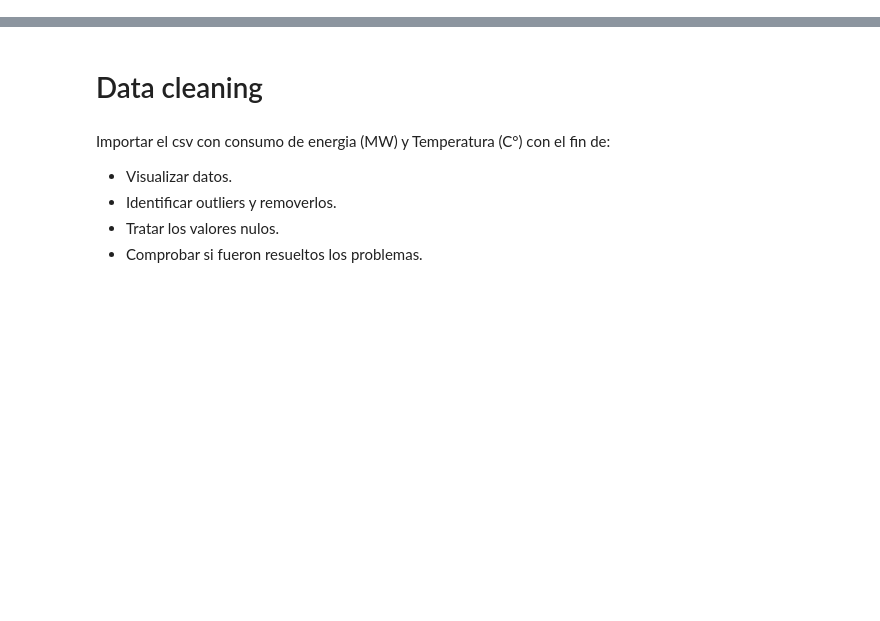
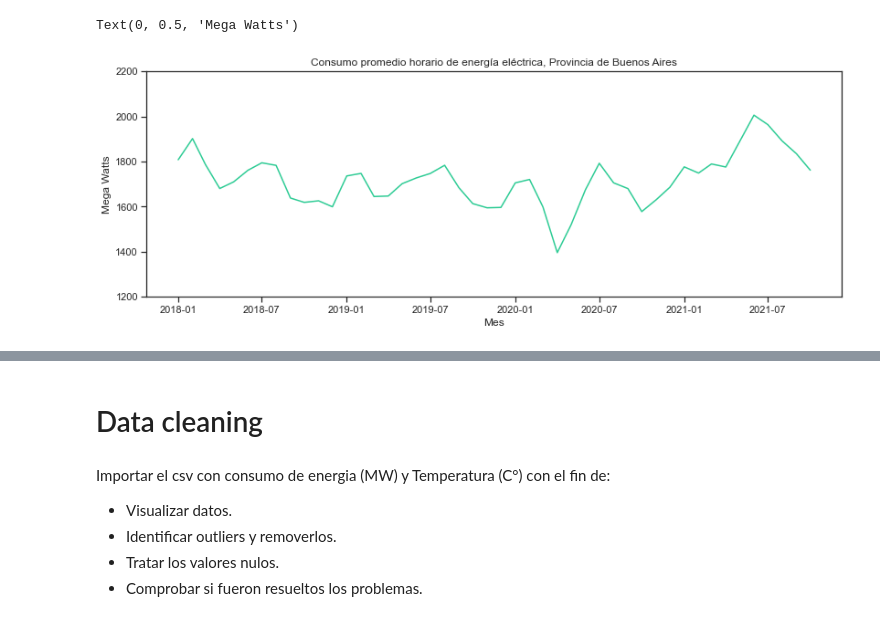
Before and after one commit to IlicicAxel/Energia_Forecast, a Jupyter notebook: Energia_EDA.ipynb, the cells around one changed output, grey strips where cells are left out. Saved outputs shown, nothing was run; the diff lists cells and outputs as text; code cells hidden in the pictures; blank space fills up the shorter version.

```diff
--- a/Energia_EDA.ipynb
+++ b/Energia_EDA.ipynb
@@ -5,3 +5,18 @@ import seaborn as sns
 import numpy as np
 import matplotlib.pyplot as plt
 from sklearn.impute import KNNImputer
+# %%
+#import '"Fuente chart.xlsx"
+df = pd.read_excel('Fuente chart.xlsx')
+#Plot Fuente chart series in different plots, y axis starting from 1000
+plt.figure(figsize=(30,10))
+plt.subplot(2,2,1)
+sns.lineplot(x='Fecha', y='Energia BSAS', data=df,  color='#2ecc95')
+#Change y axis starting from 1000
+plt.ylim(1200,2200)
+plt.title('Consumo promedio horario de energía eléctrica, Provincia de Buenos Aires')
+plt.xlabel('Mes')
+plt.ylabel('Mega Watts')
+# %% [output]
+Text(0, 0.5, 'Mega Watts')
+[figure, added]
```
Also changed, not shown: parts of 12 cells of this notebook, 2 other files.
